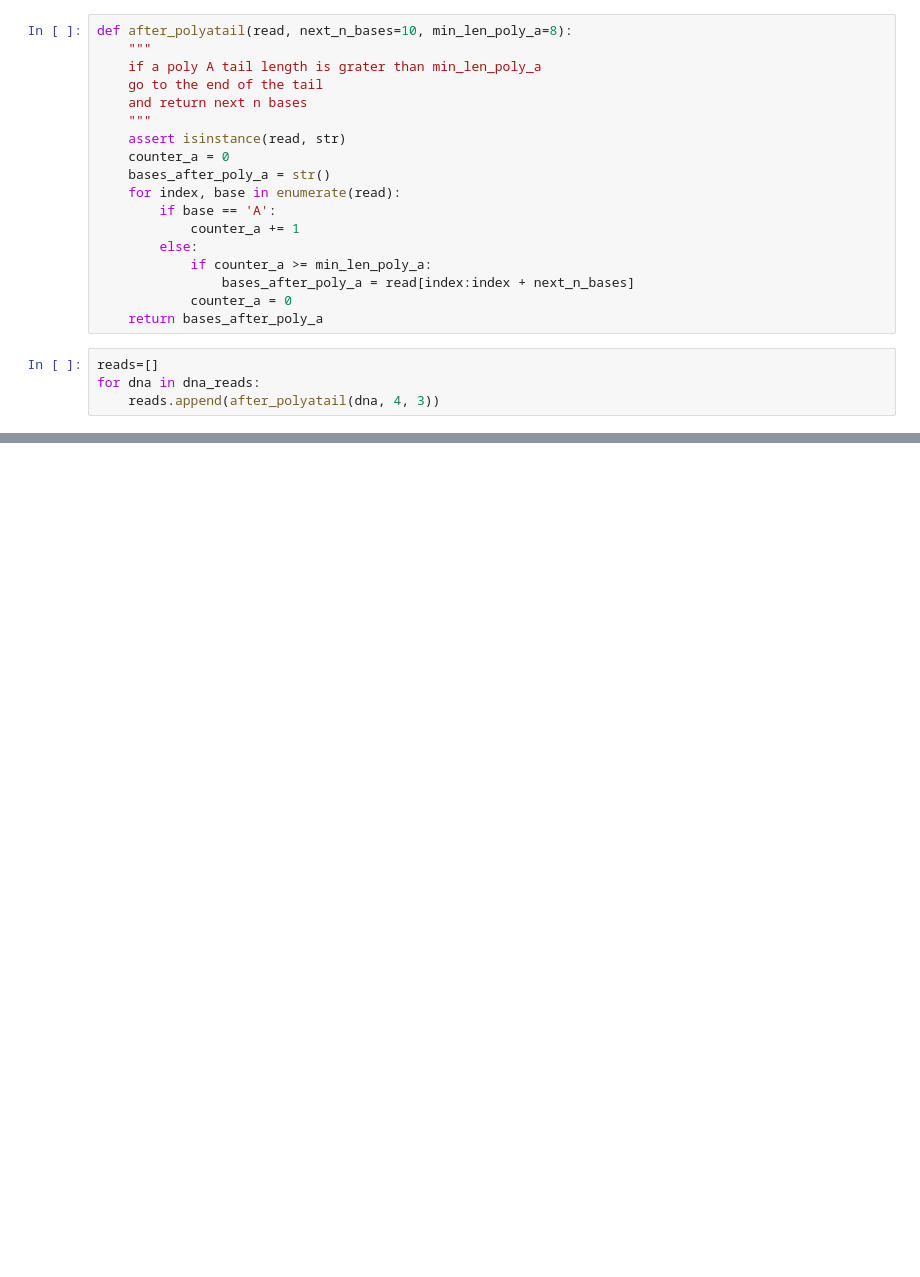
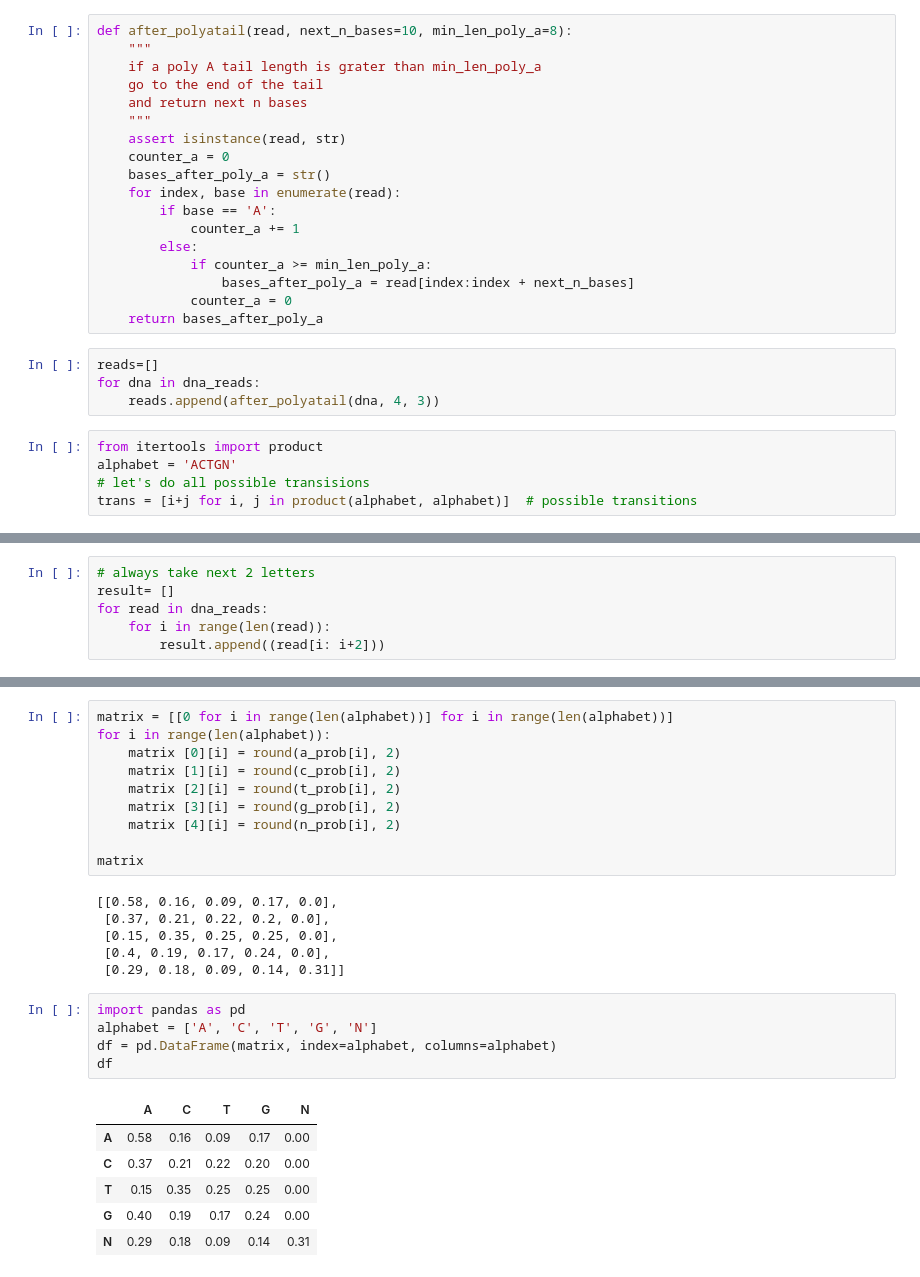
Before and after one commit to podorskaja/bioinformaticslab, a Jupyter notebook: Quality Control.ipynb, the cells around one changed output, grey strips where cells are left out. Saved outputs shown, nothing was run; the diff lists cells and outputs as text; blank space fills up the shorter version.

```diff
--- a/Quality Control.ipynb
+++ b/Quality Control.ipynb
@@ -466,3 +466,8 @@ def after_polyatail(read, next_n_bases=10, min_len_poly_a=8):
 reads=[]
 for dna in dna_reads:
     reads.append(after_polyatail(dna, 4, 3))
+# %%
+from itertools import product
+alphabet = 'ACTGN'
+# let's do all possible transisions
+trans = [i+j for i, j in product(alphabet, alphabet)]  # possible transitions
@@ -468,0 +480,6 @@ for dna in dna_reads:
+# %%
+# always take next 2 letters
+result= []
+for read in dna_reads:
+    for i in range(len(read)):
+        result.append((read[i: i+2]))
@@ -468,0 +540,28 @@ for dna in dna_reads:
+# %%
+matrix = [[0 for i in range(len(alphabet))] for i in range(len(alphabet))]
+for i in range(len(alphabet)):
+    matrix [0][i] = round(a_prob[i], 2)
+    matrix [1][i] = round(c_prob[i], 2)
+    matrix [2][i] = round(t_prob[i], 2)
+    matrix [3][i] = round(g_prob[i], 2)
+    matrix [4][i] = round(n_prob[i], 2)
+
+matrix
+# %% [output]
+[[0.58, 0.16, 0.09, 0.17, 0.0],
+ [0.37, 0.21, 0.22, 0.2, 0.0],
+ [0.15, 0.35, 0.25, 0.25, 0.0],
+ [0.4, 0.19, 0.17, 0.24, 0.0],
+ [0.29, 0.18, 0.09, 0.14, 0.31]]
+# %%
+import pandas as pd
+alphabet = ['A', 'C', 'T', 'G', 'N']
+df = pd.DataFrame(matrix, index=alphabet, columns=alphabet)
+df
+# %% [output]
+|  | A | C | T | G | N |
+| A | 0.58 | 0.16 | 0.09 | 0.17 | 0.00 |
+| C | 0.37 | 0.21 | 0.22 | 0.20 | 0.00 |
+| T | 0.15 | 0.35 | 0.25 | 0.25 | 0.00 |
+| G | 0.40 | 0.19 | 0.17 | 0.24 | 0.00 |
+| N | 0.29 | 0.18 | 0.09 | 0.14 | 0.31 |
```
Also changed, not shown: parts of 6 cells of this notebook.
